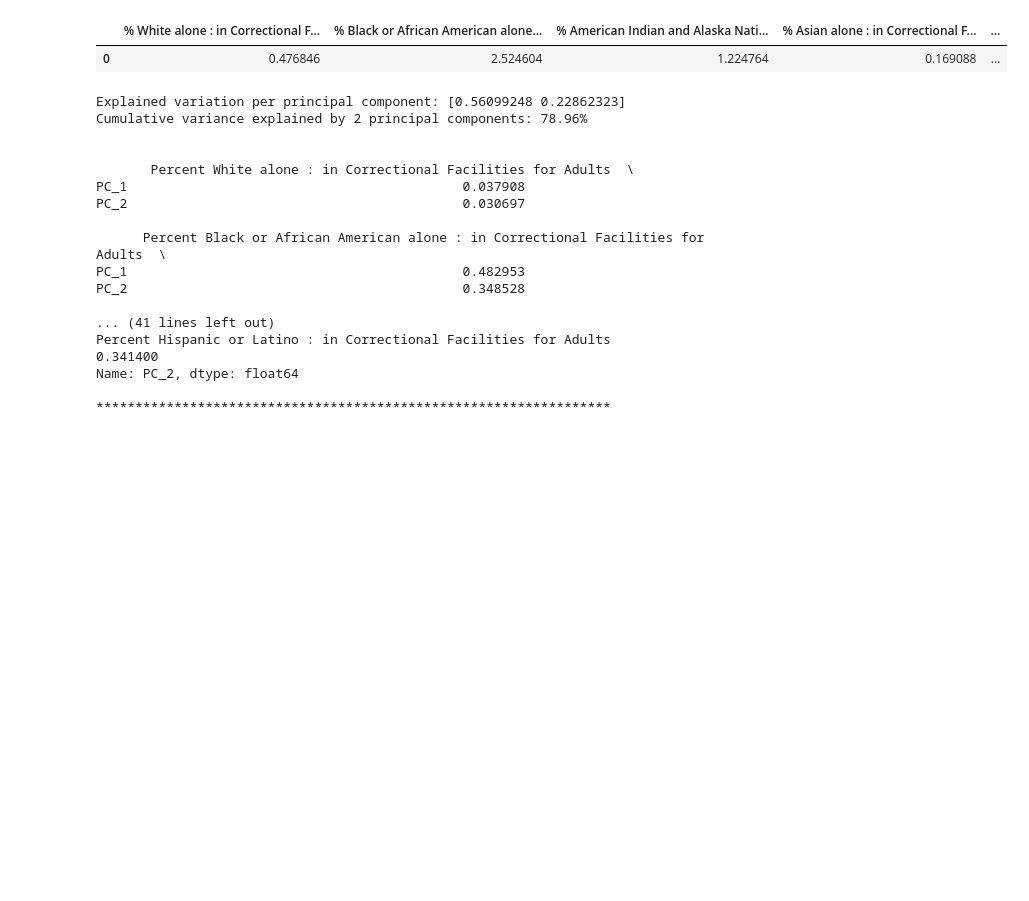
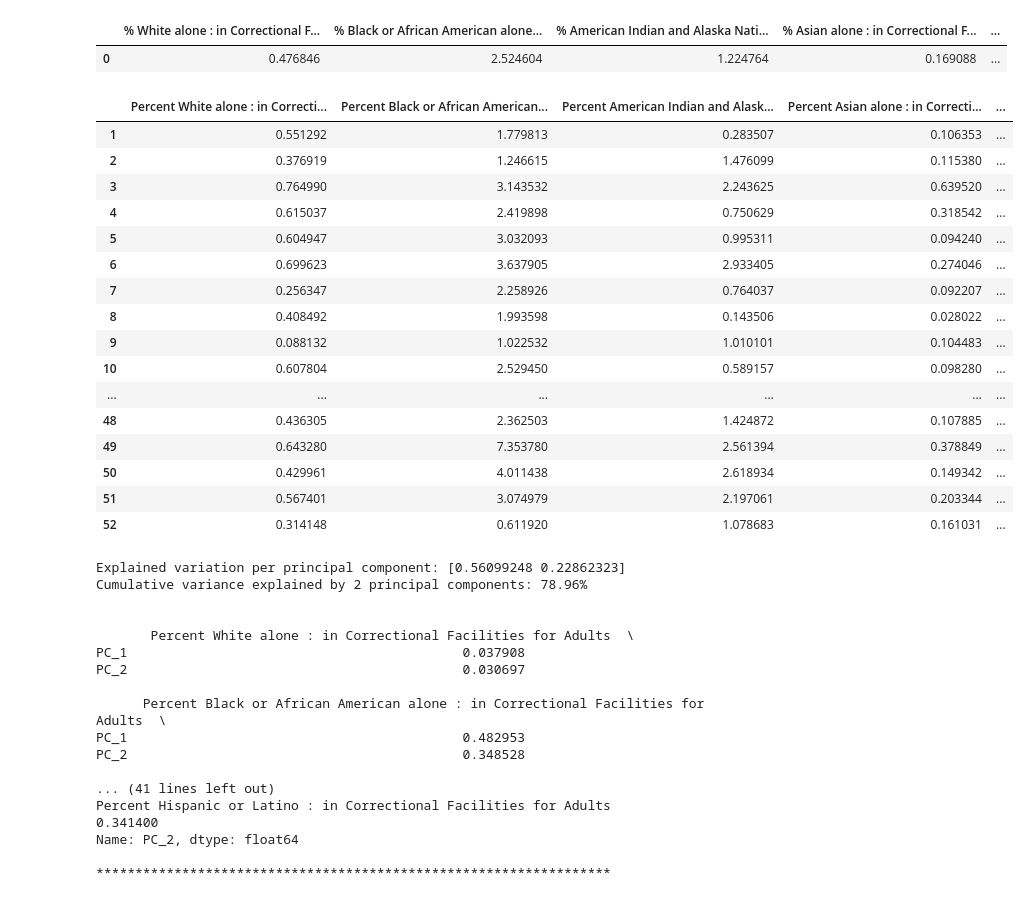
Before and after one commit to lorenzom222/CSC240_Project, a Jupyter notebook: final_project.ipynb, the cells around one changed output. Drawn from its saved outputs; the diff is of its cells as text; code cells hidden in the pictures; blank space fills up the shorter version.

```diff
--- a/final_project.ipynb
+++ b/final_project.ipynb
@@ -931,3 +1174,23 @@ cluster_feature_expectations
 # %% [output]
 |  | % White alone : in Correctional F... | % Black or African American alone... | % American Indian and Alaska Nati... | % Asian alone : in Correctional F... | ... |
 | 0 | 0.476846 | 2.524604 | 1.224764 | 0.169088 | ... |
+# %%
+X
+# %% [output]
+|  | Percent White alone : in Correcti... | Percent Black or African American... | Percent American Indian and Alask... | Percent Asian alone : in Correcti... | ... |
+| 1 | 0.551292 | 1.779813 | 0.283507 | 0.106353 | ... |
+| 2 | 0.376919 | 1.246615 | 1.476099 | 0.115380 | ... |
+| 3 | 0.764990 | 3.143532 | 2.243625 | 0.639520 | ... |
+| 4 | 0.615037 | 2.419898 | 0.750629 | 0.318542 | ... |
+| 5 | 0.604947 | 3.032093 | 0.995311 | 0.094240 | ... |
+| 6 | 0.699623 | 3.637905 | 2.933405 | 0.274046 | ... |
+| 7 | 0.256347 | 2.258926 | 0.764037 | 0.092207 | ... |
+| 8 | 0.408492 | 1.993598 | 0.143506 | 0.028022 | ... |
+| 9 | 0.088132 | 1.022532 | 1.010101 | 0.104483 | ... |
+| 10 | 0.607804 | 2.529450 | 0.589157 | 0.098280 | ... |
+| ... | ... | ... | ... | ... | ... |
+| 48 | 0.436305 | 2.362503 | 1.424872 | 0.107885 | ... |
+| 49 | 0.643280 | 7.353780 | 2.561394 | 0.378849 | ... |
+| 50 | 0.429961 | 4.011438 | 2.618934 | 0.149342 | ... |
+| 51 | 0.567401 | 3.074979 | 2.197061 | 0.203344 | ... |
+| 52 | 0.314148 | 0.611920 | 1.078683 | 0.161031 | ... |
```
Also changed, not shown: parts of 32 cells of this notebook.
